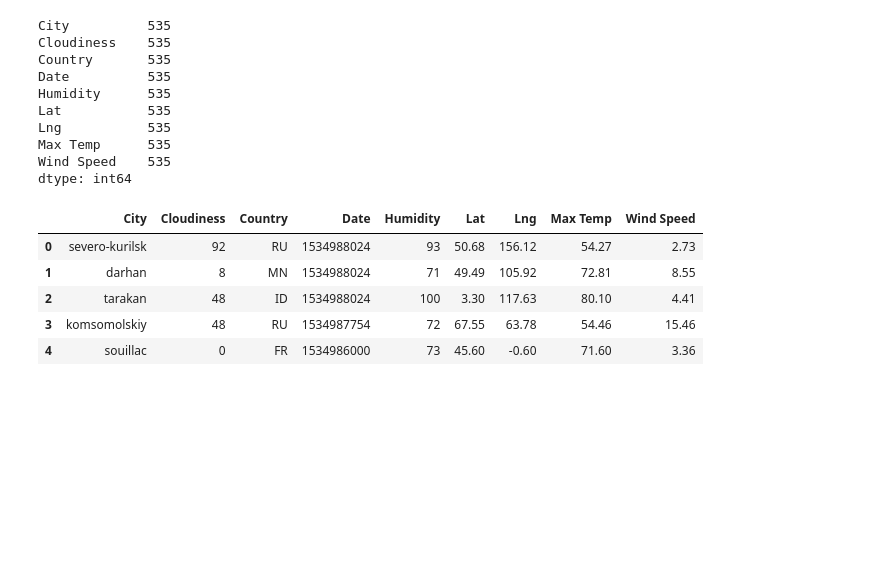
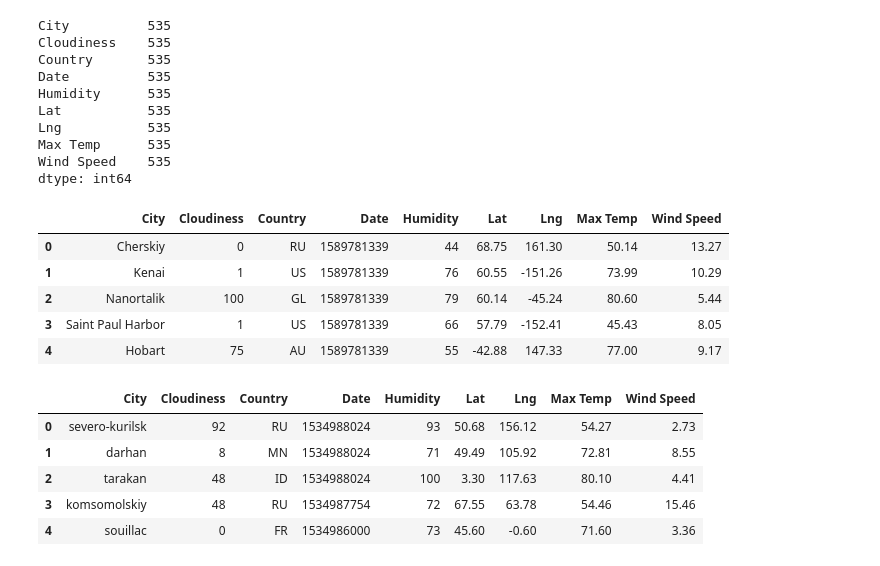
Before and after one commit to motofi/python-api-challenge, a Jupyter notebook: WeatherPy/WeatherPy.ipynb, the cells around one changed output. Cells and saved outputs as stored; diff of their text form; code cells hidden in the pictures; blank space fills up the shorter version.

Commit message:
set up city weather df

```diff
--- a/WeatherPy/WeatherPy.ipynb
+++ b/WeatherPy/WeatherPy.ipynb
@@ -320,12 +296,18 @@ Data Retrieval Complete
 * Display the DataFrame
 # %%
 #create the data frame
-weather_dict = {
-    "City ID": city_id,
-#     "City": cities -- OR -- city_name,
-    "Temperature": temp,
-    "Latitude": latitude,
+city_df = pd.DataFrame({
+    "City": city_name,
+#     "City ID": city_id,
+    "Cloudiness": cloudiness,
+    "Country": country,
+    "Date": date_time,
     "Humidity": humidity,
-    "Cloudiness": cloudiness,
-    "Wind Speed": wind_spd
-}
+    "Lat": latitude,
+    "Lng": longitude,
+    "Max Temp": temp,
+    "Wind Speed": wind_spd,
+})
+
+
+city_df.count()
@@ -341,6 +334,15 @@ Lng           535
 Max Temp      535
 Wind Speed    535
 dtype: int64
+# %%
+city_df.head()
+# %% [output]
+|  | City | Cloudiness | Country | Date | Humidity | Lat | Lng | Max Temp | Wind Speed |
+| 0 | Cherskiy | 0 | RU | 1589781339 | 44 | 68.75 | 161.30 | 50.14 | 13.27 |
+| 1 | Kenai | 1 | US | 1589781339 | 76 | 60.55 | -151.26 | 73.99 | 10.29 |
+| 2 | Nanortalik | 100 | GL | 1589781339 | 79 | 60.14 | -45.24 | 80.60 | 5.44 |
+| 3 | Saint Paul Harbor | 1 | US | 1589781339 | 66 | 57.79 | -152.41 | 45.43 | 8.05 |
+| 4 | Hobart | 75 | AU | 1589781339 | 55 | -42.88 | 147.33 | 77.00 | 9.17 |
 # %%
 # %% [output]
 |  | City | Cloudiness | Country | Date | Humidity | Lat | Lng | Max Temp | Wind Speed |
```
Also changed, not shown: parts of 4 cells of this notebook.
